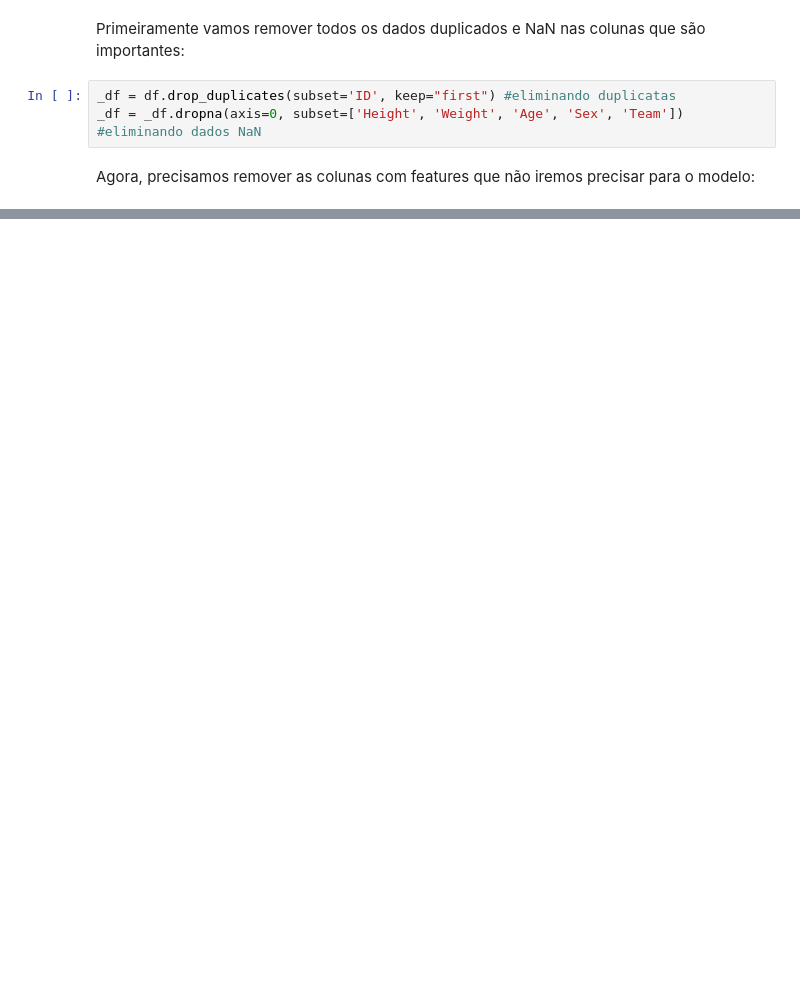
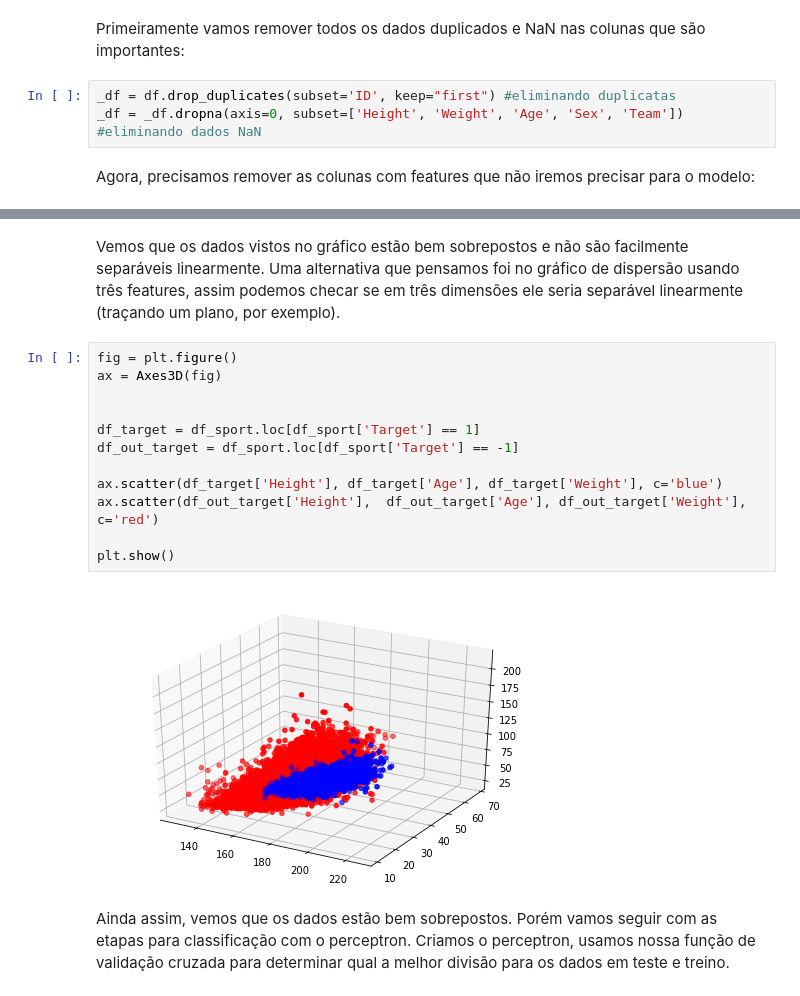
Before and after one commit to thalissonfelipe/mineracao, a Jupyter notebook: Trabalho02/Perceptron.ipynb, the cells around one changed output, grey strips where cells are left out. Drawn from its saved outputs; the diff is of its cells as text; blank space fills up the shorter version.

```diff
--- a/Trabalho02/Perceptron.ipynb
+++ b/Trabalho02/Perceptron.ipynb
@@ -350,0 +292,18 @@ array(-1)
+# %% [markdown]
+Vemos que os dados vistos no gráfico estão bem sobrepostos e não são facilmente separáveis linearmente. Uma alternativa que pensamos foi no gráfico de dispersão usando três features, assim podemos checar se em três dimensões ele seria separável linearmente (traçando um plano, por exemplo).
+# %%
+fig = plt.figure()
+ax = Axes3D(fig)
+
+
+df_target = df_sport.loc[df_sport['Target'] == 1]
+df_out_target = df_sport.loc[df_sport['Target'] == -1]
+
+ax.scatter(df_target['Height'], df_target['Age'], df_target['Weight'], c='blue')
+ax.scatter(df_out_target['Height'],  df_out_target['Age'], df_out_target['Weight'], c='red')
+
+plt.show()
+# %% [output]
+[figure, added]
+# %% [markdown]
+Ainda assim, vemos que os dados estão bem sobrepostos. Porém vamos seguir com as etapas para classificação com o perceptron. Criamos o perceptron, usamos nossa função de validação cruzada para determinar qual a melhor divisão para os dados em teste e treino.
```
Also changed, not shown: parts of 68 cells of this notebook.
